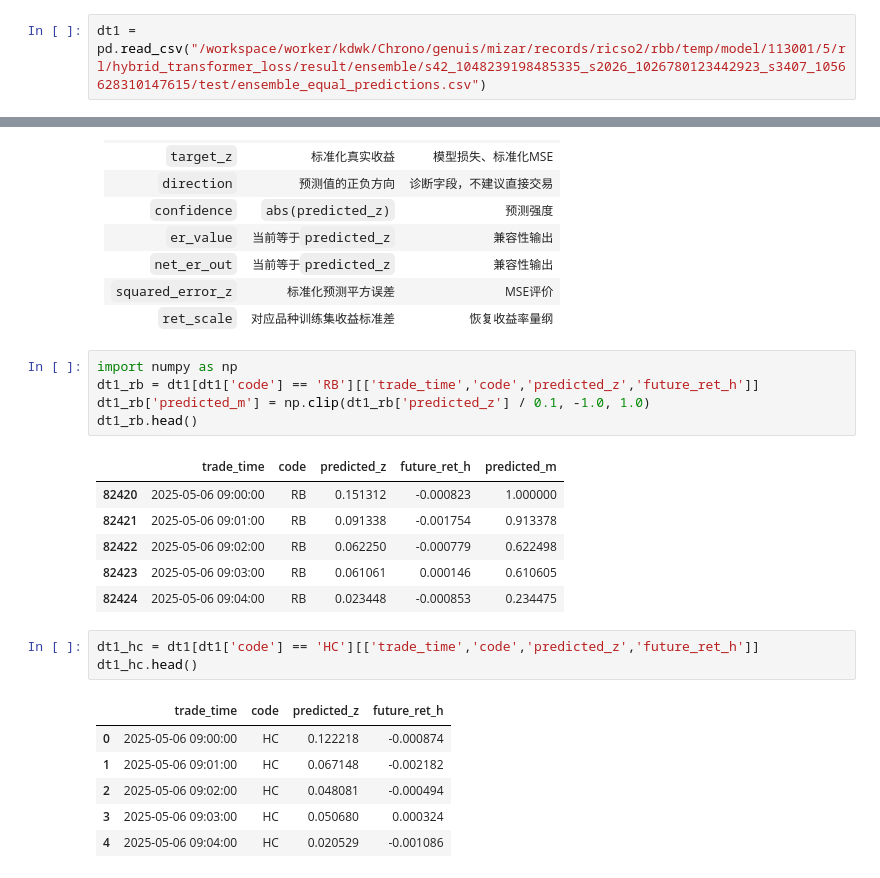
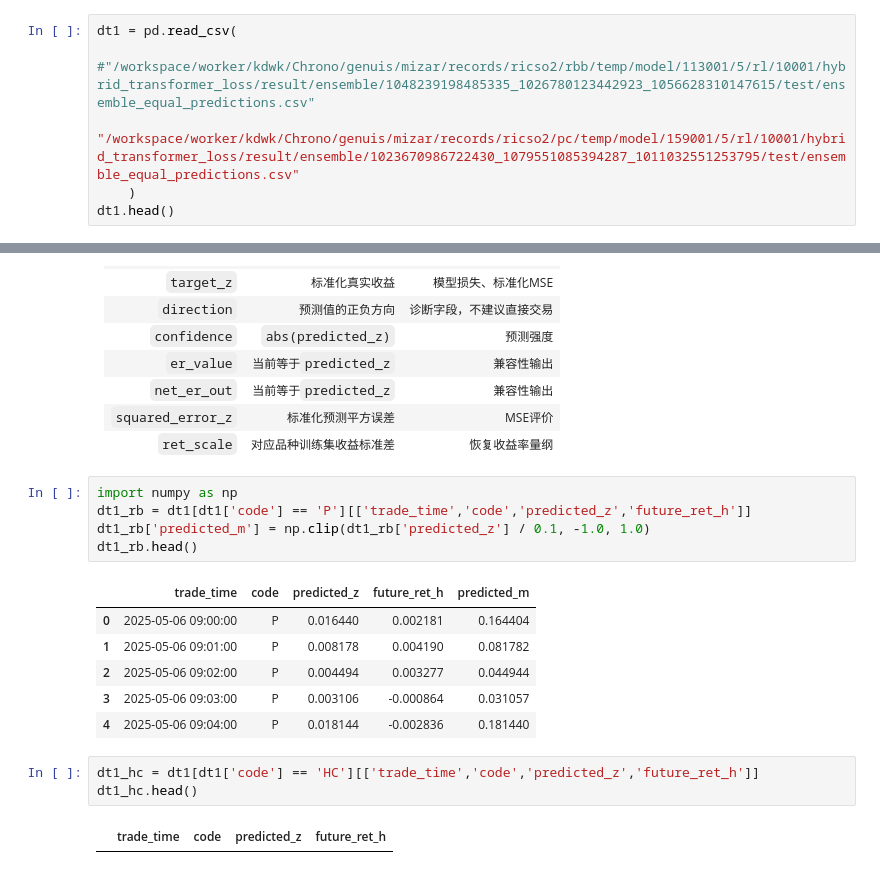
Before and after one commit to flaght/Chrono, a Jupyter notebook: genuis/mizar/z06_models/预测集展示.ipynb, the cells around one changed output, grey strips where cells are left out. Drawn from its saved outputs; the diff is of its cells as text.

```diff
--- a/genuis/mizar/z06_models/预测集展示.ipynb
+++ b/genuis/mizar/z06_models/预测集展示.ipynb
@@ -123,4 +123,8 @@ right_evaluate1.plot_results()
 # %%
 import pandas as pd
 # %%
-dt1 = pd.read_csv("/workspace/worker/kdwk/Chrono/genuis/mizar/records/ricso2/rbb/temp/model/113001/5/rl/hybrid_transformer_loss/result/ensemble/s42_1048239198485335_s2026_1026780123442923_s3407_1056628310147615/test/ensemble_equal_predictions.csv")
+dt1 = pd.read_csv(
+    #"/workspace/worker/kdwk/Chrono/genuis/mizar/records/ricso2/rbb/temp/model/113001/5/rl/10001/hybrid_transformer_loss/result/ensemble/1048239198485335_1026780123442923_1056628310147615/test/ensemble_equal_predictions.csv"
+    "/workspace/worker/kdwk/Chrono/genuis/mizar/records/ricso2/pc/temp/model/159001/5/rl/10001/hybrid_transformer_loss/result/ensemble/1023670986722430_1079551085394287_1011032551253795/test/ensemble_equal_predictions.csv"
+    )
+dt1.head()
@@ -147,23 +158,18 @@ Index(['trade_time', 'code', 'evaluation_segment', 'label_valid', 'action_raw',
 | `ret_scale` | 对应品种训练集收益标准差 | 恢复收益率量纲 |
 # %%
 import numpy as np
-dt1_rb = dt1[dt1['code'] == 'RB'][['trade_time','code','predicted_z','future_ret_h']]
+dt1_rb = dt1[dt1['code'] == 'P'][['trade_time','code','predicted_z','future_ret_h']]
 dt1_rb['predicted_m'] = np.clip(dt1_rb['predicted_z'] / 0.1, -1.0, 1.0)
 dt1_rb.head()
 # %% [output]
 |  | trade_time | code | predicted_z | future_ret_h | predicted_m |
-| 82420 | 2025-05-06 09:00:00 | RB | 0.151312 | -0.000823 | 1.000000 |
-| 82421 | 2025-05-06 09:01:00 | RB | 0.091338 | -0.001754 | 0.913378 |
-| 82422 | 2025-05-06 09:02:00 | RB | 0.062250 | -0.000779 | 0.622498 |
-| 82423 | 2025-05-06 09:03:00 | RB | 0.061061 | 0.000146 | 0.610605 |
-| 82424 | 2025-05-06 09:04:00 | RB | 0.023448 | -0.000853 | 0.234475 |
+| 0 | 2025-05-06 09:00:00 | P | 0.016440 | 0.002181 | 0.164404 |
+| 1 | 2025-05-06 09:01:00 | P | 0.008178 | 0.004190 | 0.081782 |
+| 2 | 2025-05-06 09:02:00 | P | 0.004494 | 0.003277 | 0.044944 |
+| 3 | 2025-05-06 09:03:00 | P | 0.003106 | -0.000864 | 0.031057 |
+| 4 | 2025-05-06 09:04:00 | P | 0.018144 | -0.002836 | 0.181440 |
 # %%
 dt1_hc = dt1[dt1['code'] == 'HC'][['trade_time','code','predicted_z','future_ret_h']]
 dt1_hc.head()
 # %% [output]
 |  | trade_time | code | predicted_z | future_ret_h |
-| 0 | 2025-05-06 09:00:00 | HC | 0.122218 | -0.000874 |
-| 1 | 2025-05-06 09:01:00 | HC | 0.067148 | -0.002182 |
-| 2 | 2025-05-06 09:02:00 | HC | 0.048081 | -0.000494 |
-| 3 | 2025-05-06 09:03:00 | HC | 0.050680 | 0.000324 |
-| 4 | 2025-05-06 09:04:00 | HC | 0.020529 | -0.001086 |
```
Also changed, not shown: parts of 8 cells of this notebook, 8 other files.
